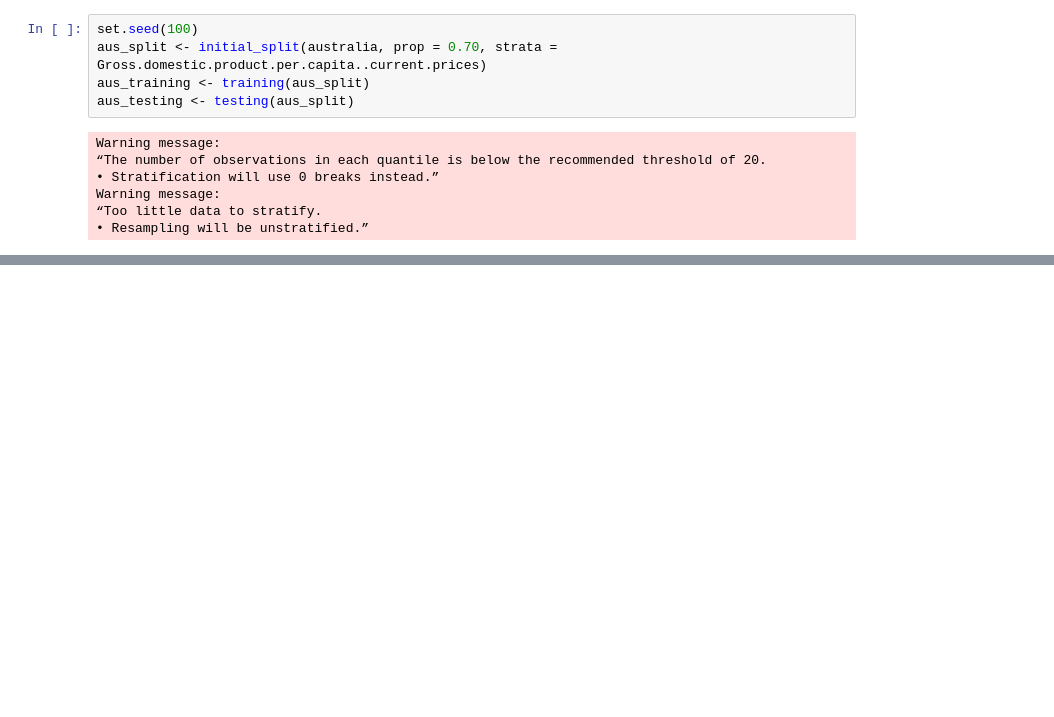
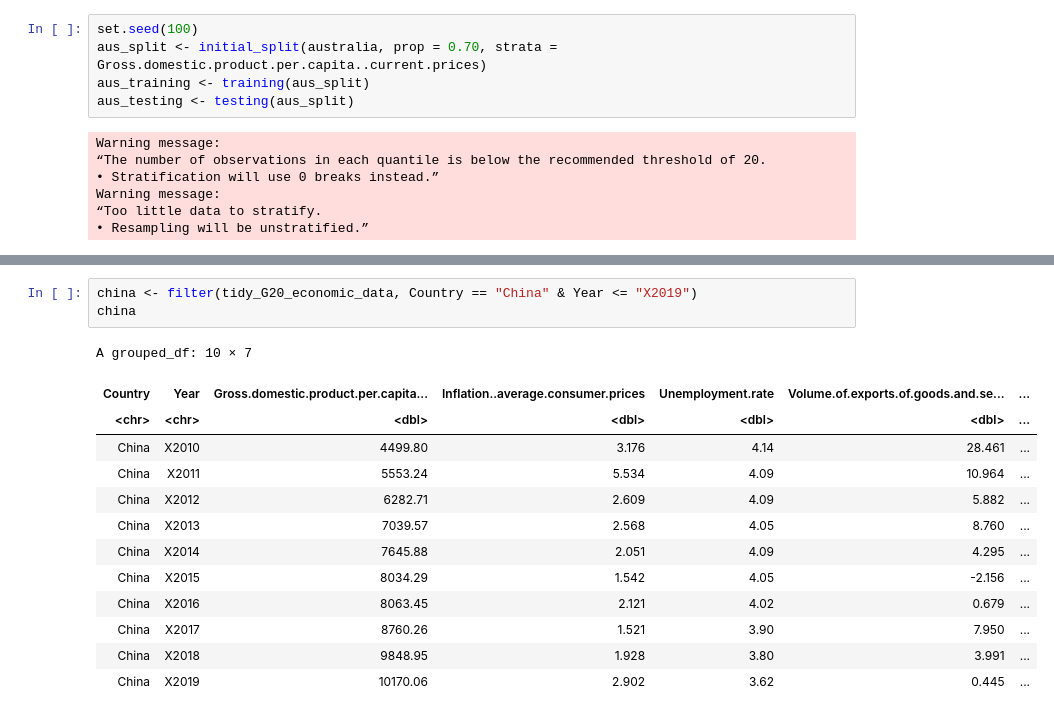
Before and after one commit to mparhar1/DSCI-100-Group-48-Project, a Jupyter notebook: group48_data_analysis.ipynb, the cells around one changed output, grey strips where cells are left out. Saved outputs shown, nothing was run; the diff lists cells and outputs as text; blank space fills up the shorter version.

```diff
--- a/group48_data_analysis.ipynb
+++ b/group48_data_analysis.ipynb
@@ -199,0 +266,17 @@ australia
+# %%
+china <- filter(tidy_G20_economic_data, Country == "China" & Year <= "X2019")
+china
+# %% [output]
+A grouped_df: 10 × 7
+| Country | Year | Gross.domestic.product.per.capita... | Inflation..average.consumer.prices | Unemployment.rate | Volume.of.exports.of.goods.and.se... | ... |
+| <chr> | <chr> | <dbl> | <dbl> | <dbl> | <dbl> | ... |
+| China | X2010 | 4499.80 | 3.176 | 4.14 | 28.461 | ... |
+| China | X2011 | 5553.24 | 5.534 | 4.09 | 10.964 | ... |
+| China | X2012 | 6282.71 | 2.609 | 4.09 | 5.882 | ... |
+| China | X2013 | 7039.57 | 2.568 | 4.05 | 8.760 | ... |
+| China | X2014 | 7645.88 | 2.051 | 4.09 | 4.295 | ... |
+| China | X2015 | 8034.29 | 1.542 | 4.05 | -2.156 | ... |
+| China | X2016 | 8063.45 | 2.121 | 4.02 | 0.679 | ... |
+| China | X2017 | 8760.26 | 1.521 | 3.90 | 7.950 | ... |
+| China | X2018 | 9848.95 | 1.928 | 3.80 | 3.991 | ... |
+| China | X2019 | 10170.06 | 2.902 | 3.62 | 0.445 | ... |
```
Also changed, not shown: parts of 10 cells of this notebook.
